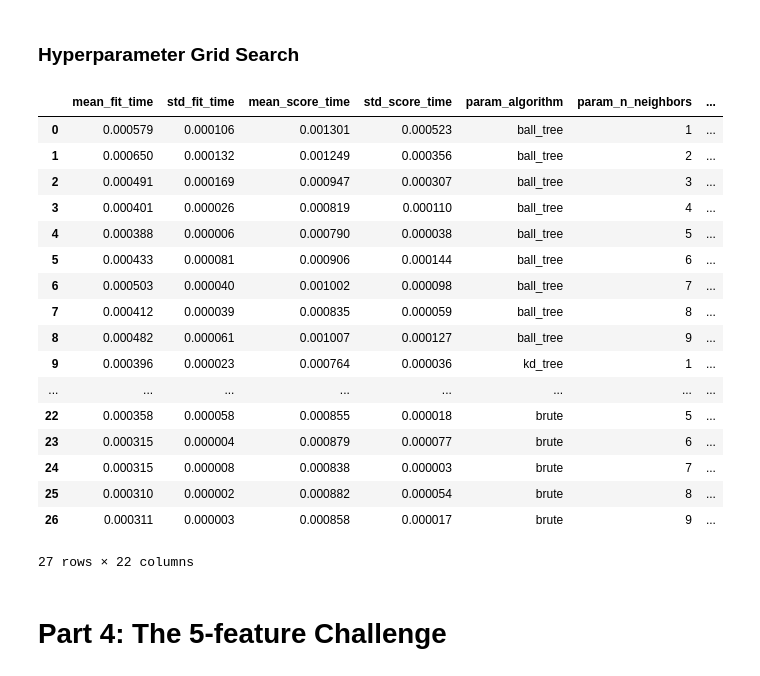
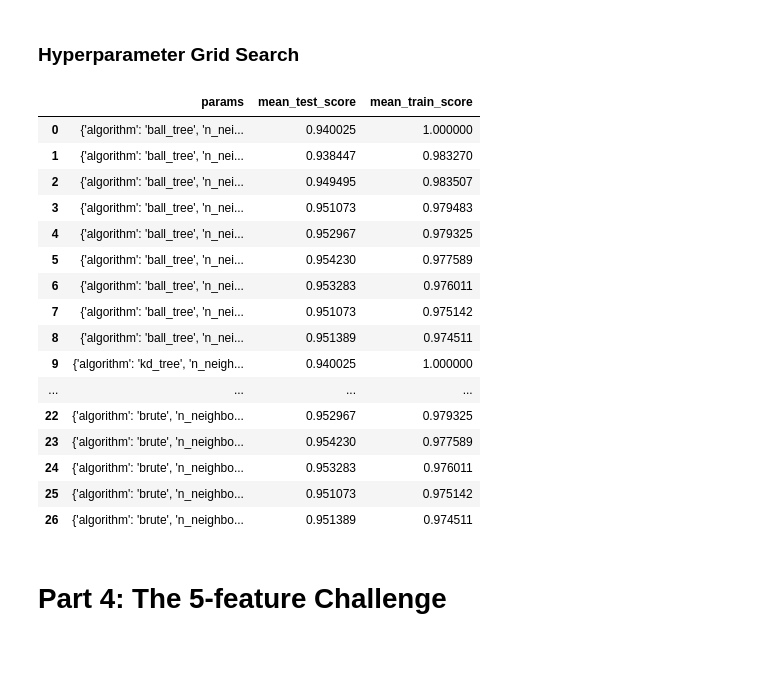
Before and after one commit to mathiasjepsen/MachineLearning-Project_3, a Jupyter notebook: project3.ipynb, the cells around one changed output. Saved outputs shown, nothing was run; the diff lists cells and outputs as text; code cells hidden in the pictures.

```diff
--- a/project3.ipynb
+++ b/project3.ipynb
@@ -237,36 +245,34 @@ The accuracy score is a number between 0 and 1.
 # %% [markdown]
 ### Hyperparameter Grid Search
 # %%
-from sklearn import svm, datasets
 from sklearn.model_selection import GridSearchCV
 from sklearn.neighbors import KNeighborsClassifier
-iris = datasets.load_iris()
-k = list(np.arange(1,10))
+
 parameters = {'n_neighbors':list(np.arange(1,10)),'algorithm': ['ball_tree','kd_tree','brute']}
 svc = KNeighborsClassifier()
-clf = GridSearchCV(svc, parameters, cv=5)
-clf.fit(iris.data, iris.target)
+clf = GridSearchCV(svc, parameters, cv=5, return_train_score=True)
+clf.fit(x,y)
 clf.cv_results_
-pd.DataFrame(clf.cv_results_)
+df_hyp = pd.DataFrame(clf.cv_results_)b
+df_hyp[['params','mean_test_score','mean_train_score']]
 # %% [output]
-|  | mean_fit_time | std_fit_time | mean_score_time | std_score_time | param_algorithm | param_n_neighbors | ... |
-| 0 | 0.000579 | 0.000106 | 0.001301 | 0.000523 | ball_tree | 1 | ... |
-| 1 | 0.000650 | 0.000132 | 0.001249 | 0.000356 | ball_tree | 2 | ... |
-| 2 | 0.000491 | 0.000169 | 0.000947 | 0.000307 | ball_tree | 3 | ... |
-| 3 | 0.000401 | 0.000026 | 0.000819 | 0.000110 | ball_tree | 4 | ... |
-| 4 | 0.000388 | 0.000006 | 0.000790 | 0.000038 | ball_tree | 5 | ... |
-| 5 | 0.000433 | 0.000081 | 0.000906 | 0.000144 | ball_tree | 6 | ... |
-| 6 | 0.000503 | 0.000040 | 0.001002 | 0.000098 | ball_tree | 7 | ... |
-| 7 | 0.000412 | 0.000039 | 0.000835 | 0.000059 | ball_tree | 8 | ... |
-| 8 | 0.000482 | 0.000061 | 0.001007 | 0.000127 | ball_tree | 9 | ... |
-| 9 | 0.000396 | 0.000023 | 0.000764 | 0.000036 | kd_tree | 1 | ... |
-| ... | ... | ... | ... | ... | ... | ... | ... |
-| 22 | 0.000358 | 0.000058 | 0.000855 | 0.000018 | brute | 5 | ... |
-| 23 | 0.000315 | 0.000004 | 0.000879 | 0.000077 | brute | 6 | ... |
-| 24 | 0.000315 | 0.000008 | 0.000838 | 0.000003 | brute | 7 | ... |
-| 25 | 0.000310 | 0.000002 | 0.000882 | 0.000054 | brute | 8 | ... |
-| 26 | 0.000311 | 0.000003 | 0.000858 | 0.000017 | brute | 9 | ... |
+|  | params | mean_test_score | mean_train_score |
+| 0 | {'algorithm': 'ball_tree', 'n_nei... | 0.940025 | 1.000000 |
+| 1 | {'algorithm': 'ball_tree', 'n_nei... | 0.938447 | 0.983270 |
+| 2 | {'algorithm': 'ball_tree', 'n_nei... | 0.949495 | 0.983507 |
+| 3 | {'algorithm': 'ball_tree', 'n_nei... | 0.951073 | 0.979483 |
+| 4 | {'algorithm': 'ball_tree', 'n_nei... | 0.952967 | 0.979325 |
+| 5 | {'algorithm': 'ball_tree', 'n_nei... | 0.954230 | 0.977589 |
+| 6 | {'algorithm': 'ball_tree', 'n_nei... | 0.953283 | 0.976011 |
+| 7 | {'algorithm': 'ball_tree', 'n_nei... | 0.951073 | 0.975142 |
+| 8 | {'algorithm': 'ball_tree', 'n_nei... | 0.951389 | 0.974511 |
+| 9 | {'algorithm': 'kd_tree', 'n_neigh... | 0.940025 | 1.000000 |
+| ... | ... | ... | ... |
+| 22 | {'algorithm': 'brute', 'n_neighbo... | 0.952967 | 0.979325 |
+| 23 | {'algorithm': 'brute', 'n_neighbo... | 0.954230 | 0.977589 |
+| 24 | {'algorithm': 'brute', 'n_neighbo... | 0.953283 | 0.976011 |
+| 25 | {'algorithm': 'brute', 'n_neighbo... | 0.951073 | 0.975142 |
+| 26 | {'algorithm': 'brute', 'n_neighbo... | 0.951389 | 0.974511 |
-27 rows × 22 columns
 # %% [markdown]
 # Part 4: The 5-feature Challenge
 # %% [markdown]
```
Also changed, not shown: parts of 3 cells of this notebook.
